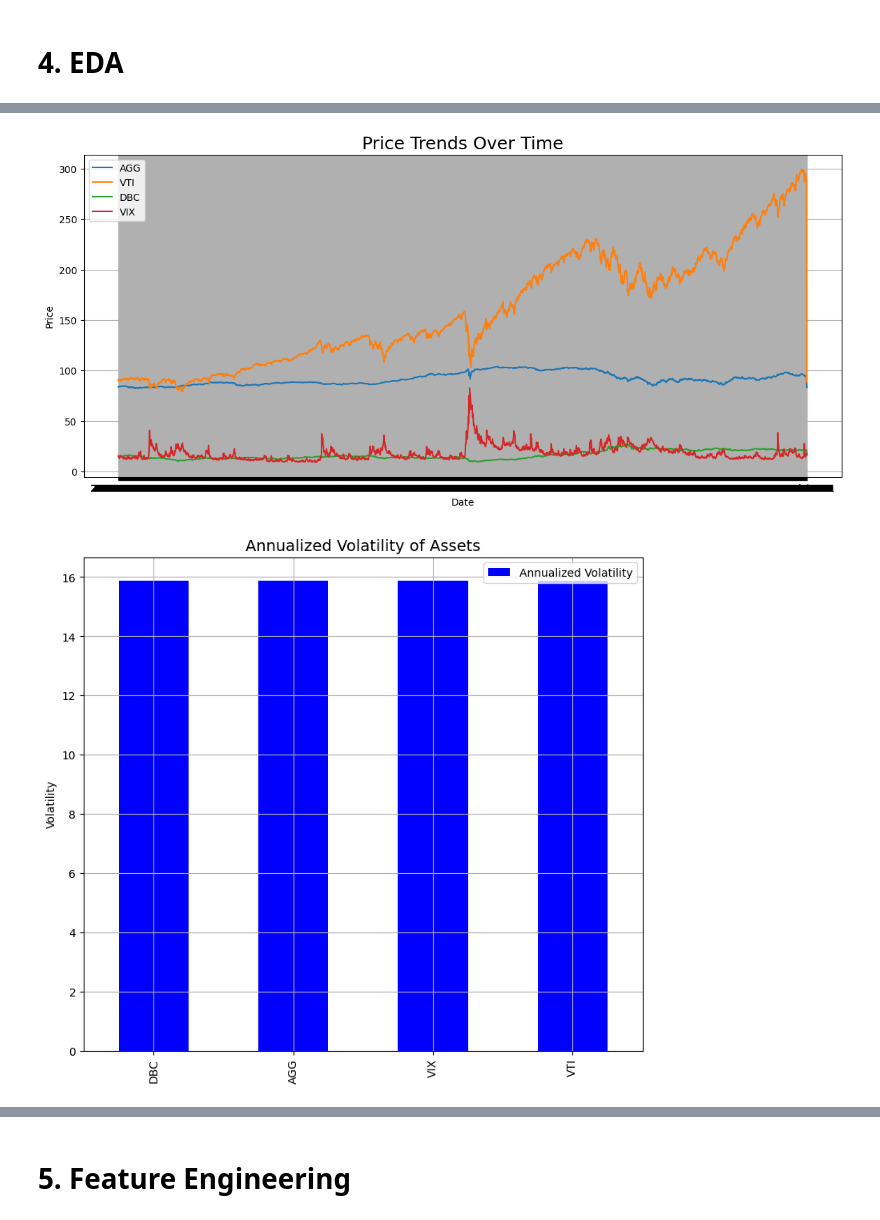
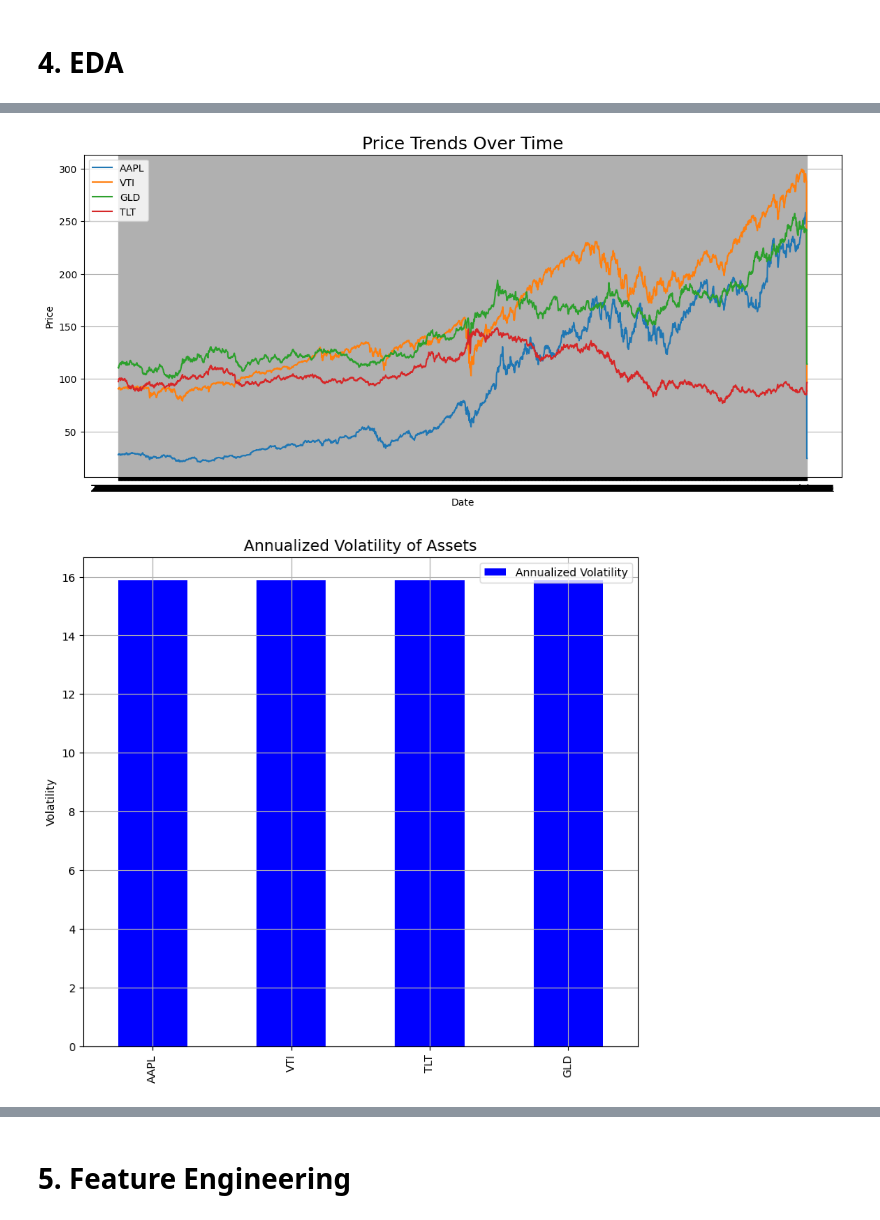
Before and after one commit to Saisha0512/Portfolio_Optimization_ML_DL, a Jupyter notebook: Portfolio_Optimization_ML_DL.ipynb, the cells around one changed output, grey strips where cells are left out. Saved outputs shown, nothing was run; the diff lists cells and outputs as text; code cells hidden in the pictures.

```diff
--- a/Portfolio_Optimization_ML_DL.ipynb
+++ b/Portfolio_Optimization_ML_DL.ipynb
@@ -295,23 +294,23 @@ Date
 # %%
 # Plotting the Price Trends Over Time
 plt.figure(figsize=(14, 6))
 
-for asset in ['AGG', 'VTI', 'DBC', 'VIX']:
+for asset in ['AAPL', 'VTI', 'GLD', 'TLT']:
     plt.plot(df[f'{asset}_Close'], label=asset)
 
 plt.title("Price Trends Over Time", fontsize=18)
 plt.xlabel("Date")
 plt.ylabel("Price")
 plt.legend()
 plt.grid(True)
 plt.show()
 # %% [output]
-[figure, old version]
+[figure, new version]
 # %%
 # Plotting the Volatility (Standard Deviation of Daily Returns)
 volatility = {
     asset: df[f'{asset}_Daily Return'].std() * np.sqrt(252)  # annualized
-    for asset in ['AGG', 'VTI', 'DBC', 'VIX']
+    for asset in ['AAPL', 'VTI', 'GLD', 'TLT']
 }
 
 vol_df = pd.DataFrame.from_dict(volatility, orient='index', columns=['Annualized Volatility'])
@@ -321,7 +320,7 @@ plt.ylabel("Volatility")
 plt.grid(True)
 plt.show()
 # %% [output]
-[figure, old version]
+[figure, new version]
 # %%
 # Plotting the Sharpe Ratio
 sharpe_ratios = {
```
Also changed, not shown: parts of 34 cells of this notebook.
